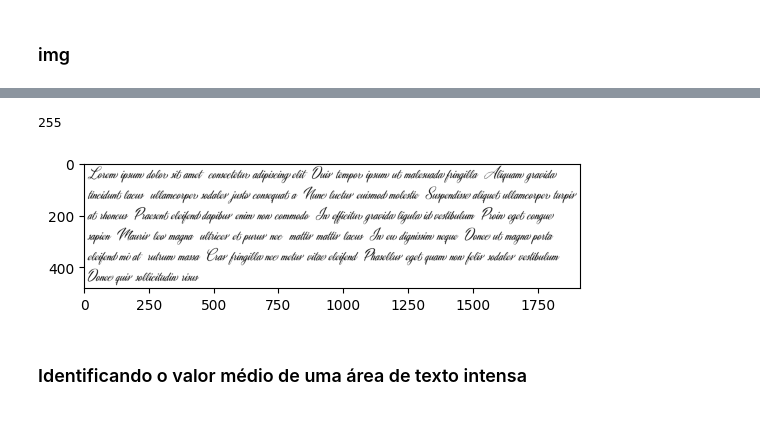
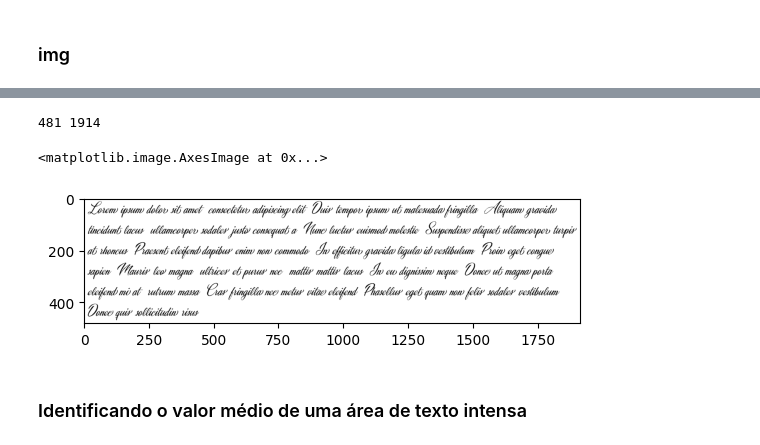
Before and after one commit to Pinais/AIstoriador, a Jupyter notebook: teste.ipynb, the cells around one changed output, grey strips where cells are left out. Drawn from its saved outputs; the diff is of its cells as text; code cells hidden in the pictures.

```diff
--- a/teste.ipynb
+++ b/teste.ipynb
@@ -10,8 +8,7 @@ file_string = "cursivo.png"
+# %%
+file_string = "./imagens/documentos/cursivo.png"
+gmap = plt.cm.gray
+line_dir = "./imagens/linhas/"
+word_dir = "./imagens/palavras/"
 # %% [markdown]
 ### img
-# %%
-img = cv.imread(file_string)
-print(img.shape)
-comap = plt.cm.gray
-img = cv.bitwise_not(img)
-plt.imshow(img)
@@ -25,3 +14,0 @@ h = 481
-# %%
-img_gs = cv.cvtColor(img, cv.COLOR_RGB2GRAY)
-plt.imshow(img_gs, cmap = plt.cm.gray)
@@ -31,15 +15,21 @@ plt.imshow(img_gs, cmap = plt.cm.gray)
 # %%
-img_gray = cv.cvtColor(img, cv.COLOR_BGR2GRAY)
+def up_to_binarization(file:str):
+    img = cv.imread(file)
+    img_inverted = cv.bitwise_not(img)
+    img_gs = cv.cvtColor(img_inverted, cv.COLOR_RGB2GRAY)
 
-th, im_gray_th_otsu = cv.threshold(img_gray, 128, 255, cv.THRESH_OTSU)
+    _, img_otsu = cv.threshold(img_gs, 128, 255, cv.THRESH_OTSU)
+    #https://matplotlib.org/stable/users/explain/colors/colormaps.html
 
-plt.imshow(im_gray_th_otsu, cmap = plt.cm.gray)
-#https://matplotlib.org/stable/users/explain/colors/colormaps.html
-
-print(im_gray_th_otsu[0][0])
+    return img_otsu, img.shape[0], img.shape[1]
-# %% [output]
-255
-[figure, removed]
+# %%
+img, h, w = up_to_binarization(file_string)
+print(h, w)
+plt.imshow(img, cmap = gmap)
+# %% [output]
+481 1914
+<matplotlib.image.AxesImage at 0x...>
+[figure, added]
 # %% [markdown]
 ### Identificando o valor médio de uma área de texto intensa
 # %%
```
Also changed, not shown: parts of 18 cells of this notebook, 6 other files.
